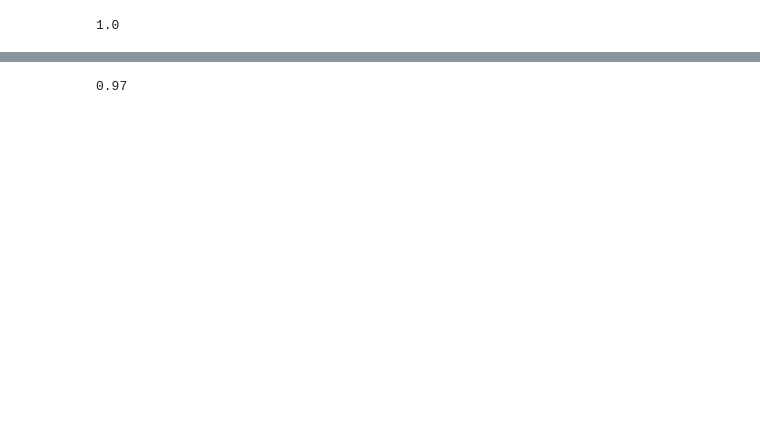
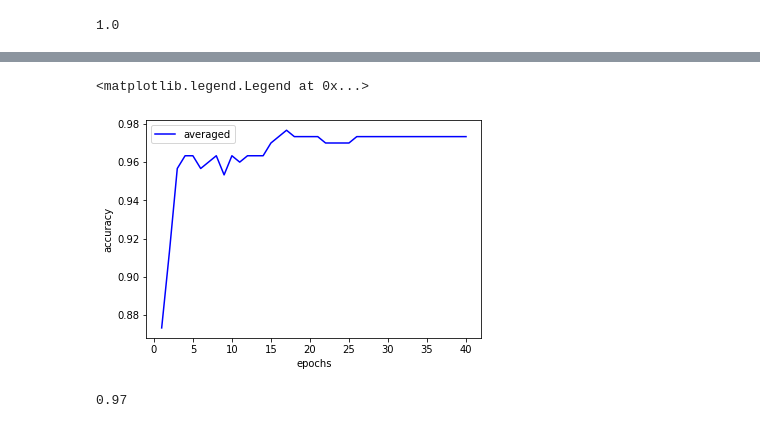
Before and after one commit to emb1ues/class-assignments, a Jupyter notebook: perceptron/averageVSvanilla.ipynb, the cells around one changed output, grey strips where cells are left out. Saved outputs shown, nothing was run; the diff lists cells and outputs as text; code cells hidden in the pictures; blank space fills up the shorter version.

```diff
--- a/perceptron/averageVSvanilla.ipynb
+++ b/perceptron/averageVSvanilla.ipynb
@@ -79,5 +79,13 @@ test_accuracy
 # %%
 accuracyEpochWiseAveraged = [accuracy(X_test, y_test, weightsEpoch[i], biasEpoch[i]) for i in range(epochs)]
+# %%
+plt.plot(np.arange(1,epochs+1),accuracyEpochWiseAveraged,'-b', label='averaged')
+plt.xlabel("epochs")
+plt.ylabel("accuracy")
+plt.legend()
+# %% [output]
+<matplotlib.legend.Legend at 0x...>
+[figure, added]
 # %%
 def model_fit(X_train,y_train,epochs):
     shuffler = np.random.permutation(len(y_train))
```
Also changed, not shown: parts of 3 cells of this notebook.
